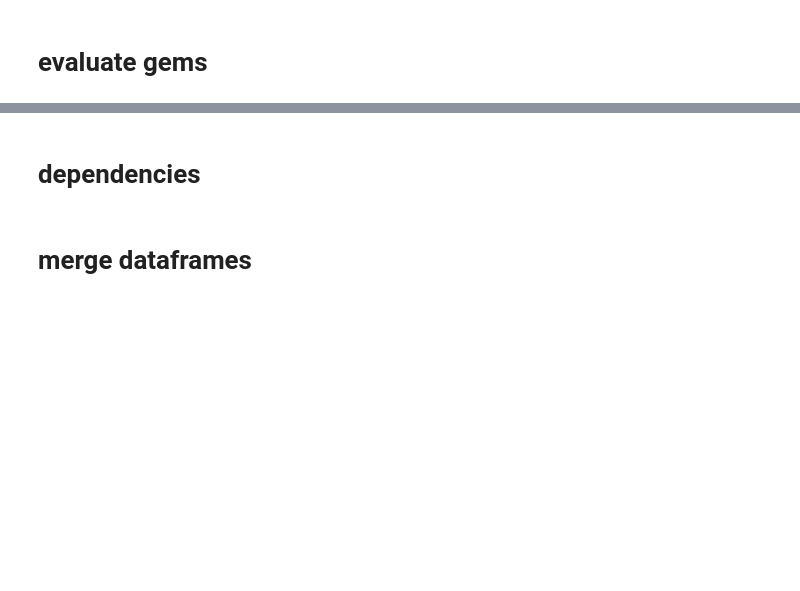
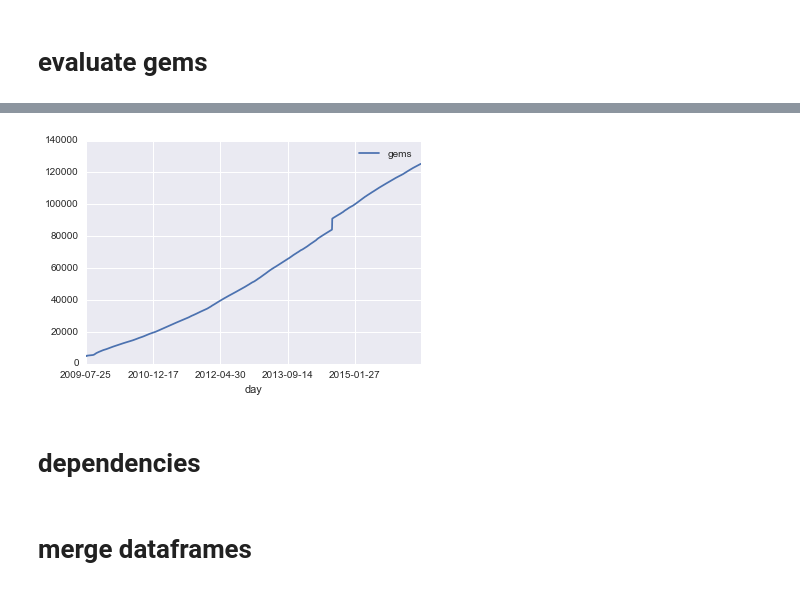
Before and after one commit to orangecms/ruby-gem-stats, a Jupyter notebook: stats.ipynb, the cells around one changed output, grey strips where cells are left out. Drawn from its saved outputs; the diff is of its cells as text; code cells hidden in the pictures; blank space fills up the shorter version.

```diff
--- a/stats.ipynb
+++ b/stats.ipynb
@@ -67,6 +55,8 @@ import matplotlib
 # %%
-gems_cumsum = pd.read_csv('rubygems_cumsum.csv', ';')
+gems_cumsum = pd.read_csv('rubygems_cumsum.csv', index_col='day')
 # plot to png
 gems_cumsum.plot().get_figure().savefig('rubygems.png')
+# %% [output]
+[figure, added]
 # %% [markdown]
 # dependencies
```
Also changed, not shown: parts of 22 cells of this notebook.
